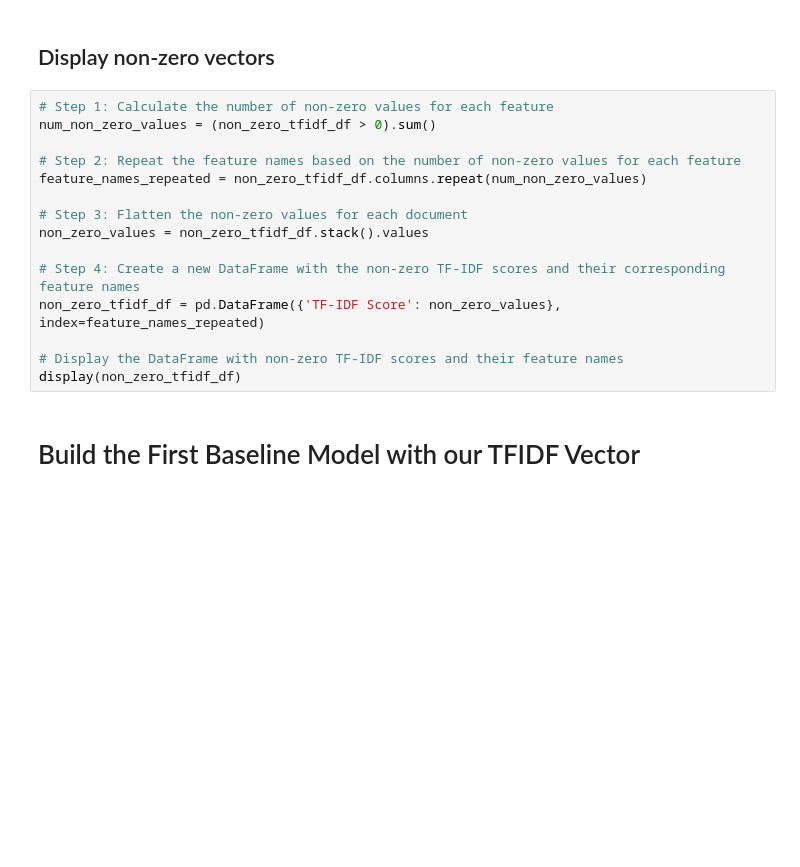
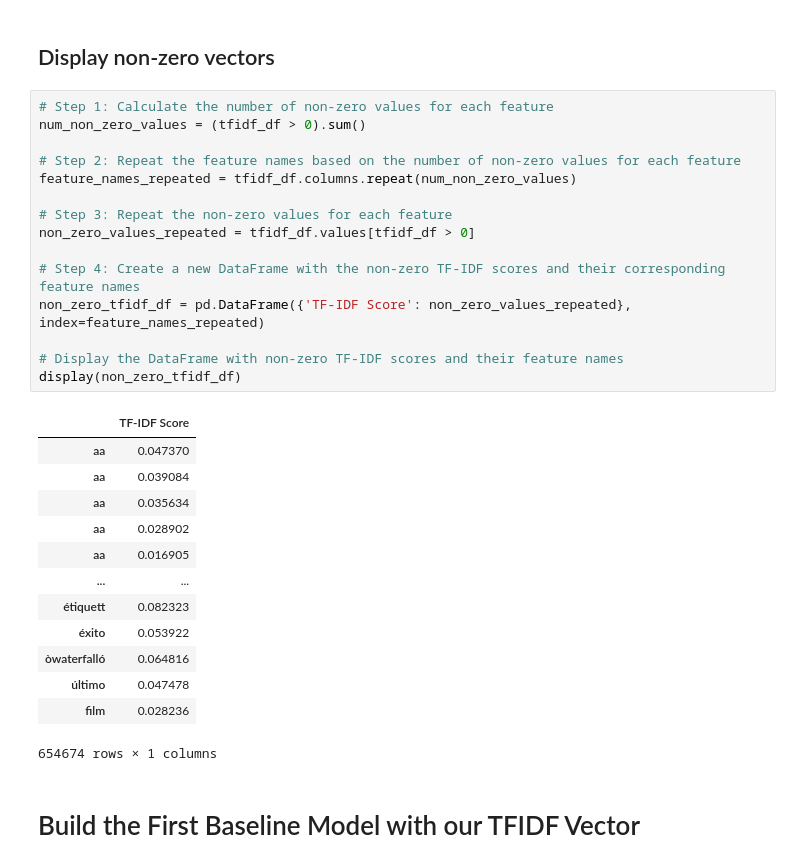
Before and after one commit to ndubuisijosephalx/Data-Science-projects, a Jupyter notebook: Copy_of_Copy_of_nlp_Ndubuisi_J_Project.ipynb, the cells around one changed output. Drawn from its saved outputs; the diff is of its cells as text; blank space fills up the shorter version.

```diff
--- a/Copy_of_Copy_of_nlp_Ndubuisi_J_Project.ipynb
+++ b/Copy_of_Copy_of_nlp_Ndubuisi_J_Project.ipynb
@@ -697,19 +712,33 @@ display(tfidf_df.head())
 ## Display non-zero vectors
 # %%
 # Step 1: Calculate the number of non-zero values for each feature
-num_non_zero_values = (non_zero_tfidf_df > 0).sum()
+num_non_zero_values = (tfidf_df > 0).sum()
 
 # Step 2: Repeat the feature names based on the number of non-zero values for each feature
-feature_names_repeated = non_zero_tfidf_df.columns.repeat(num_non_zero_values)
+feature_names_repeated = tfidf_df.columns.repeat(num_non_zero_values)
 
-# Step 3: Flatten the non-zero values for each document
-non_zero_values = non_zero_tfidf_df.stack().values
+# Step 3: Repeat the non-zero values for each feature
+non_zero_values_repeated = tfidf_df.values[tfidf_df > 0]
 
 # Step 4: Create a new DataFrame with the non-zero TF-IDF scores and their corresponding feature names
-non_zero_tfidf_df = pd.DataFrame({'TF-IDF Score': non_zero_values}, index=feature_names_repeated)
+non_zero_tfidf_df = pd.DataFrame({'TF-IDF Score': non_zero_values_repeated}, index=feature_names_repeated)
 
 # Display the DataFrame with non-zero TF-IDF scores and their feature names
 display(non_zero_tfidf_df)
+# %% [output]
+|  | TF-IDF Score |
+| aa | 0.047370 |
+| aa | 0.039084 |
+| aa | 0.035634 |
+| aa | 0.028902 |
+| aa | 0.016905 |
+| ... | ... |
+| étiquett | 0.082323 |
+| éxito | 0.053922 |
+| òwaterfalló | 0.064816 |
+| último | 0.047478 |
+| ﬁlm | 0.028236 |
+654674 rows × 1 columns
 # %% [markdown]
 # Build the First Baseline Model with our TFIDF Vector
 # %% [markdown]
```
Also changed, not shown: parts of 18 cells of this notebook.
